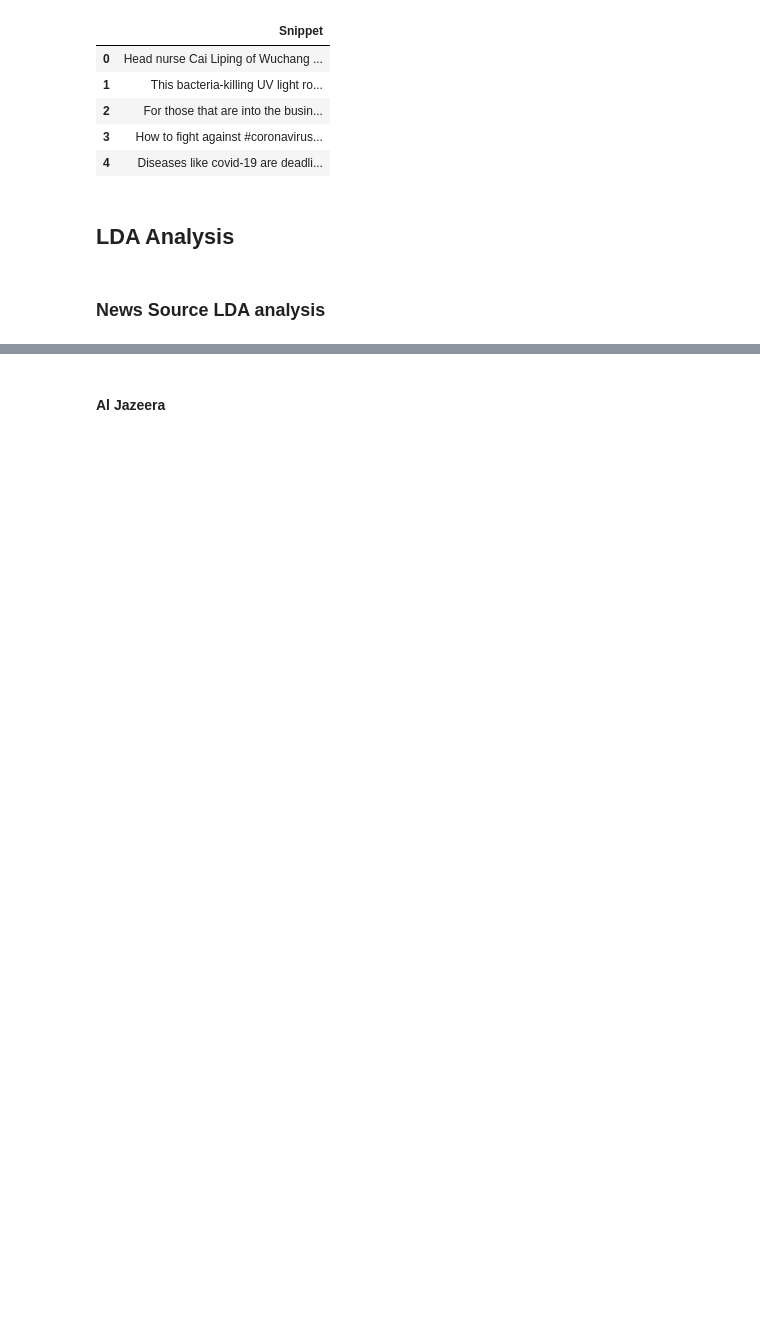
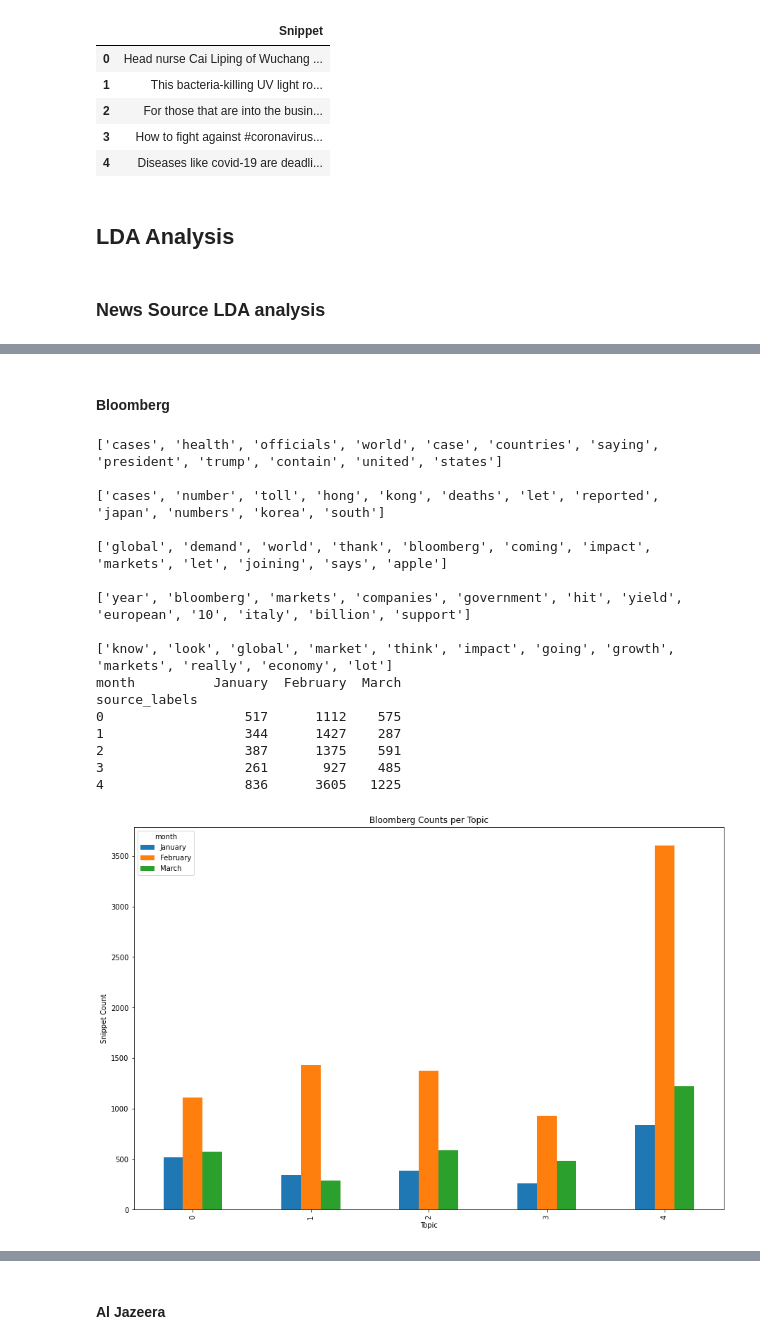
Before and after one commit to ek0212/COVID-19-Data-Analysis, a Jupyter notebook: Project/Math 189Z Project.ipynb, the cells around one changed output, grey strips where cells are left out. Saved outputs shown, nothing was run; the diff lists cells and outputs as text; code cells hidden in the pictures; blank space fills up the shorter version.

```diff
--- a/Project/Math 189Z Project.ipynb
+++ b/Project/Math 189Z Project.ipynb
@@ -14,0 +52,8 @@ import matplotlib.pyplot as plt
+# %%
+bloom_jan = pd.read_csv('BLOOMBERG.202001.csv')
+bloom_feb = pd.read_csv('BLOOMBERG.202002.csv')
+bloom_mar = pd.read_csv('BLOOMBERG.202003.csv')
+
+bloom = pd.concat([bloom_jan, bloom_feb, bloom_mar]).reset_index(drop=True)
+bloom.drop(['URL','MatchDateTime','Station','Show','IAShowID','IAPreviewThumb'], axis=1, inplace=True)
+bloom.head()
@@ -202,0 +417,25 @@ NameError: name 'text' is not defined
+# %% [markdown]
+#### Bloomberg
+# %%
+lda(bloom,
+    bloom_jan, bloom_feb, bloom_mar,
+    'January', 'February','March',
+    'Bloomberg Counts per Topic')
+# %% [output]
+['cases', 'health', 'officials', 'world', 'case', 'countries', 'saying', 'president', 'trump', 'contain', 'united', 'states']
+
+['cases', 'number', 'toll', 'hong', 'kong', 'deaths', 'let', 'reported', 'japan', 'numbers', 'korea', 'south']
+
+['global', 'demand', 'world', 'thank', 'bloomberg', 'coming', 'impact', 'markets', 'let', 'joining', 'says', 'apple']
+
+['year', 'bloomberg', 'markets', 'companies', 'government', 'hit', 'yield', 'european', '10', 'italy', 'billion', 'support']
+
+['know', 'look', 'global', 'market', 'think', 'impact', 'going', 'growth', 'markets', 'really', 'economy', 'lot']
+month          January  February  March
+source_labels
+0                  517      1112    575
+1                  344      1427    287
+2                  387      1375    591
+3                  261       927    485
+4                  836      3605   1225
+[figure, added]
```
Also changed, not shown: parts of 43 cells of this notebook.
